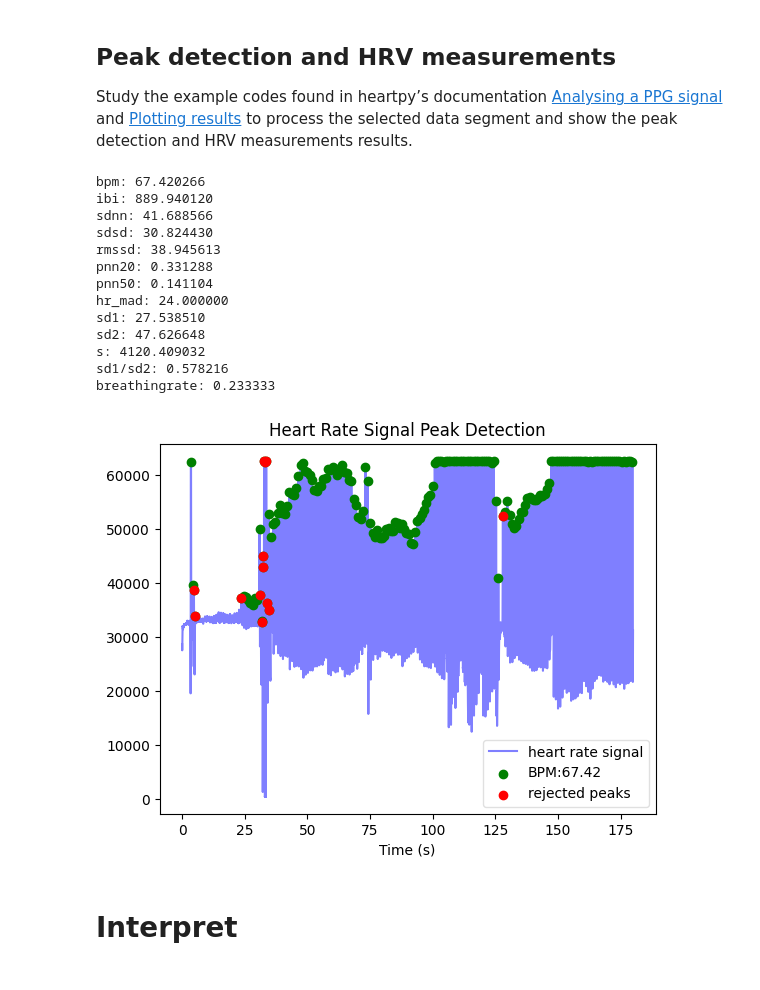
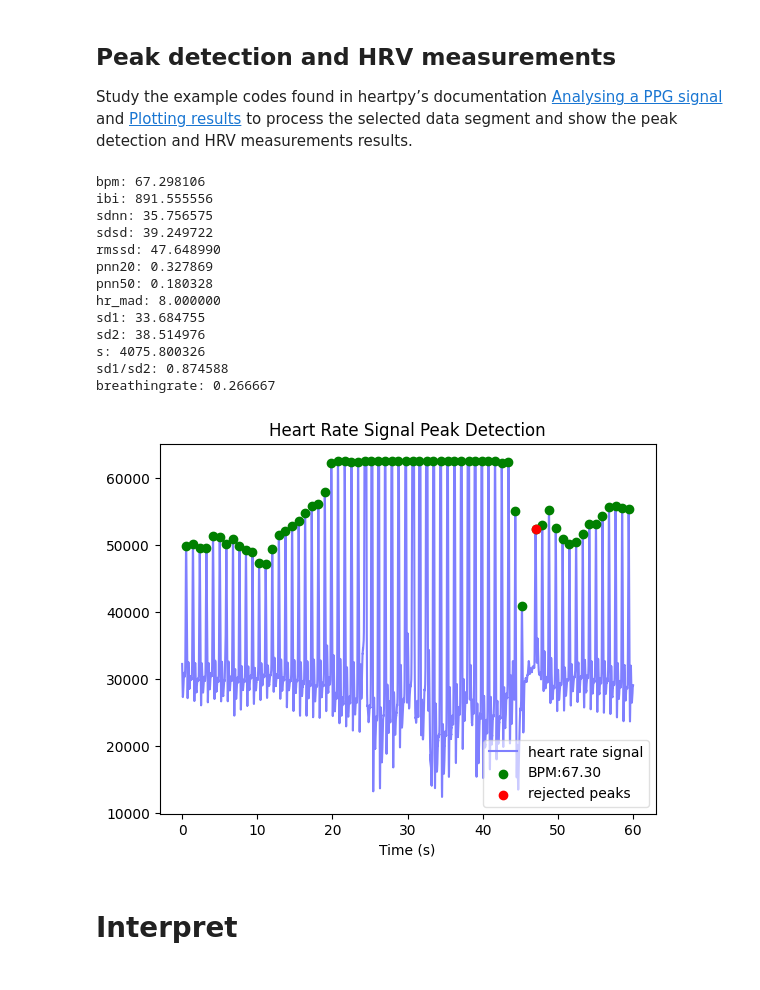
Before and after one commit to Jonijermu/e.g.hrv_analysis, a Jupyter notebook: Heart rate detection Joni Heikkilä codes.ipynb, the cells around one changed output. Cells and saved outputs as stored; diff of their text form; code cells hidden in the pictures.

```diff
--- a/Heart rate detection Joni Heikkilä codes.ipynb
+++ b/Heart rate detection Joni Heikkilä codes.ipynb
@@ -81,26 +81,26 @@ plt.show()
 Study the example codes found in heartpy’s documentation [Analysing a PPG signal](https://github.com/paulvangentcom/heartrate_analysis_python/blob/master/examples/1_regular_PPG/Analysing_a_PPG_signal.ipynb) and [Plotting results](https://python-heart-rate-analysis-toolkit.readthedocs.io/en/latest/quickstart.html#plotting-results) to process the selected data segment and show the peak detection and HRV measurements results.
 # %%
 data = hp.get_data('capture01_250Hz.txt')
-working_data, measures = hp.process(data, 250.0)
+working_data, measures = hp.process(data2, 250.0)
 hp.plotter(working_data, measures)
-wd, m = hp.process(data, sample_rate = 250.0)
+wd, m = hp.process(data2, sample_rate = 250.0)
 for measure in m.keys():
     print('%s: %f' % (measure, m[measure]))
 # %% [output]
-bpm: 67.420266
-ibi: 889.940120
-sdnn: 41.688566
-sdsd: 30.824430
-rmssd: 38.945613
-pnn20: 0.331288
-pnn50: 0.141104
-hr_mad: 24.000000
-sd1: 27.538510
-sd2: 47.626648
-s: 4120.409032
-sd1/sd2: 0.578216
-breathingrate: 0.233333
+bpm: 67.298106
+ibi: 891.555556
+sdnn: 35.756575
+sdsd: 39.249722
+rmssd: 47.648990
+pnn20: 0.327869
+pnn50: 0.180328
+hr_mad: 8.000000
+sd1: 33.684755
+sd2: 38.514976
+s: 4075.800326
+sd1/sd2: 0.874588
+breathingrate: 0.266667
-[figure, old version]
+[figure, new version]
 # %% [markdown]
 <h1>Interpret<h1>
 # %% [markdown]
```
Also changed, not shown: parts of 1 cell of this notebook.
